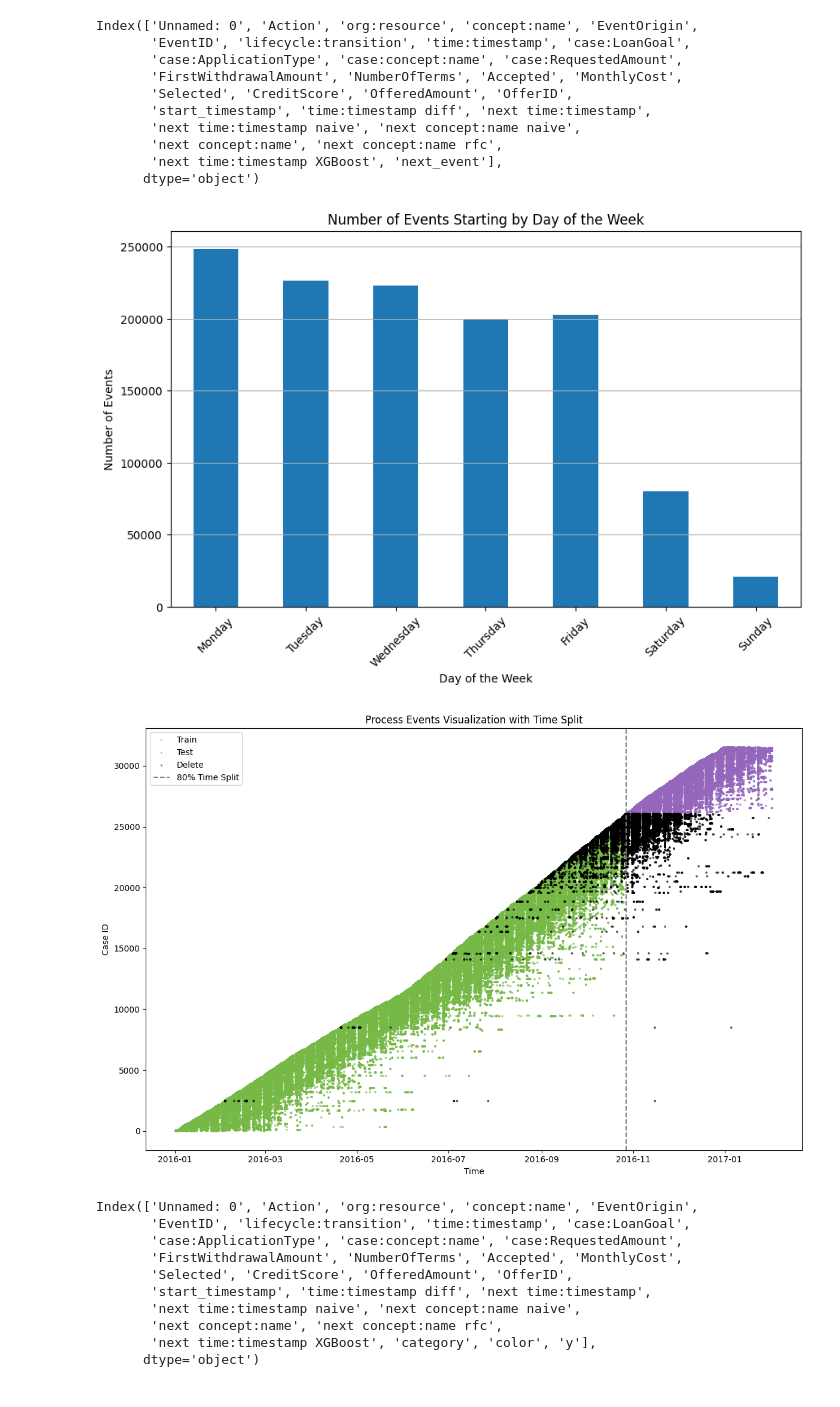
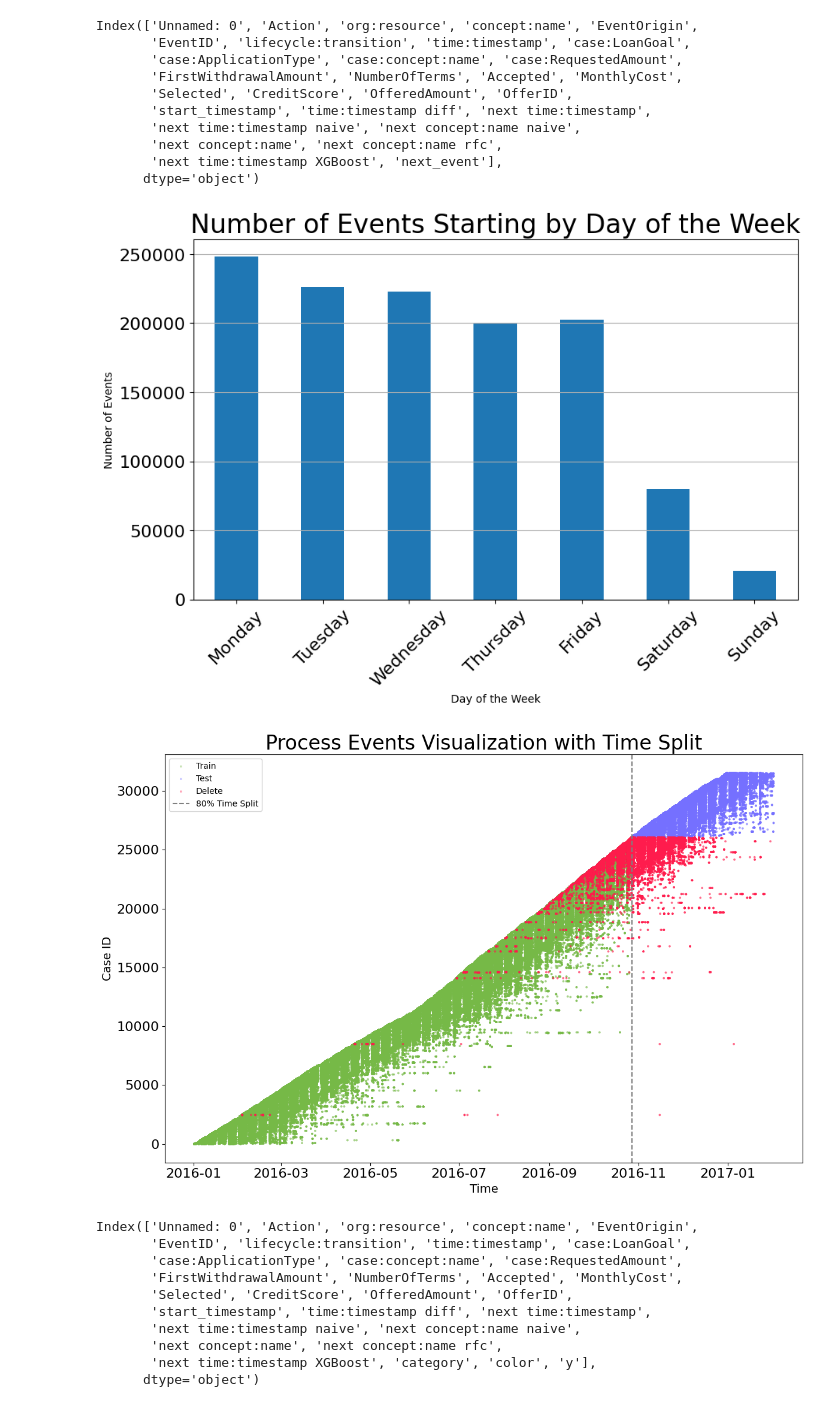
Before and after one commit to AlexRaudvee/Process_Mining_1, a Jupyter notebook: Sprint_3/Visualize_data_2017.ipynb, the cells around one changed output. Drawn from its saved outputs; the diff is of its cells as text; code cells hidden in the pictures.

Commit message:
correction of visualizations (size of the text)

```diff
--- a/Sprint_3/Visualize_data_2017.ipynb
+++ b/Sprint_3/Visualize_data_2017.ipynb
@@ -5,3 +4,3 @@ import numpy as np
 import seaborn as sns
 # %%
-df = pd.read_csv('BPI_Challenge_2017_rfc_xgboost.csv')
+df = pd.read_csv('../data/BPI_Challenge_2017_rfc_xgboost.csv')
@@ -43,30 +59,31 @@ Index(['Unnamed: 0', 'Action', 'org:resource', 'concept:name', 'EventOrigin',
 # %%
 # Ensure 'time:timestamp' is converted to datetime format
 data_sorted['time:timestamp'] = pd.to_datetime(data_sorted['time:timestamp'])
 
 # If 'start_time' is derived from 'time:timestamp', assign it correctly
 data_sorted['start_time'] = data_sorted['time:timestamp']
 
 # Now, you can safely use .dt accessor
 data_sorted['day_of_week'] = data_sorted['start_time'].dt.day_name()
 
 # Continue with the day of the week analysis as before
 events_by_day_of_week = data_sorted['day_of_week'].value_counts().sort_index()
 ordered_days = ["Monday", "Tuesday", "Wednesday", "Thursday", "Friday", "Saturday", "Sunday"]
 events_by_day_of_week = events_by_day_of_week.reindex(ordered_days)
 
 import matplotlib.pyplot as plt
 
 plt.figure(figsize=(10, 6))
 events_by_day_of_week.plot(kind='bar')
-plt.title('Number of Events Starting by Day of the Week')
+plt.title('Number of Events Starting by Day of the Week', size=24)
 plt.xlabel('Day of the Week')
 plt.ylabel('Number of Events')
-plt.xticks(rotation=45)
+plt.xticks(rotation=45, size=16)
+plt.yticks(size=16)
 plt.grid(axis='y')
 plt.show()
 # %% [output]
-[figure, old version]
+[figure, new version]
 # %%
 import matplotlib.pyplot as plt
 import numpy as np
@@ -94,8 +111,8 @@ df['category'] = df['case:concept:name'].map(process_times['category'])
 # Assign improved colors based on the category
 color_map = {
     'Train': '#76b947',  # Greenish
-    'Test': '#9467bd',   # Purplish
-    'Delete': 'black'  # Orange
+    'Test': '#7570ff',   # blue
+    'Delete': '#ff1c4d'  # red
 }
 df['color'] = df['category'].map(color_map)
 
@@ -114,15 +131,17 @@ for category, color in color_map.items():
 # Add vertical line for the 90% time split
 plt.axvline(x=split_time_point, color='grey', linestyle='--', label='80% Time Split')
 
-plt.xlabel('Time')
-plt.ylabel('Case ID')
-plt.title('Process Events Visualization with Time Split')
+plt.xlabel('Time', size=14)
+plt.ylabel('Case ID',size=14)
+plt.title('Process Events Visualization with Time Split', size=24)
+plt.xticks(size=16)
+plt.yticks(size=16)
 plt.legend()
 plt.tight_layout()
 
 plt.show()
 # %% [output]
-[figure, old version]
+[figure, new version]
 # %%
 df.columns
 # %% [output]
```
Also changed, not shown: parts of 13 cells of this notebook.
